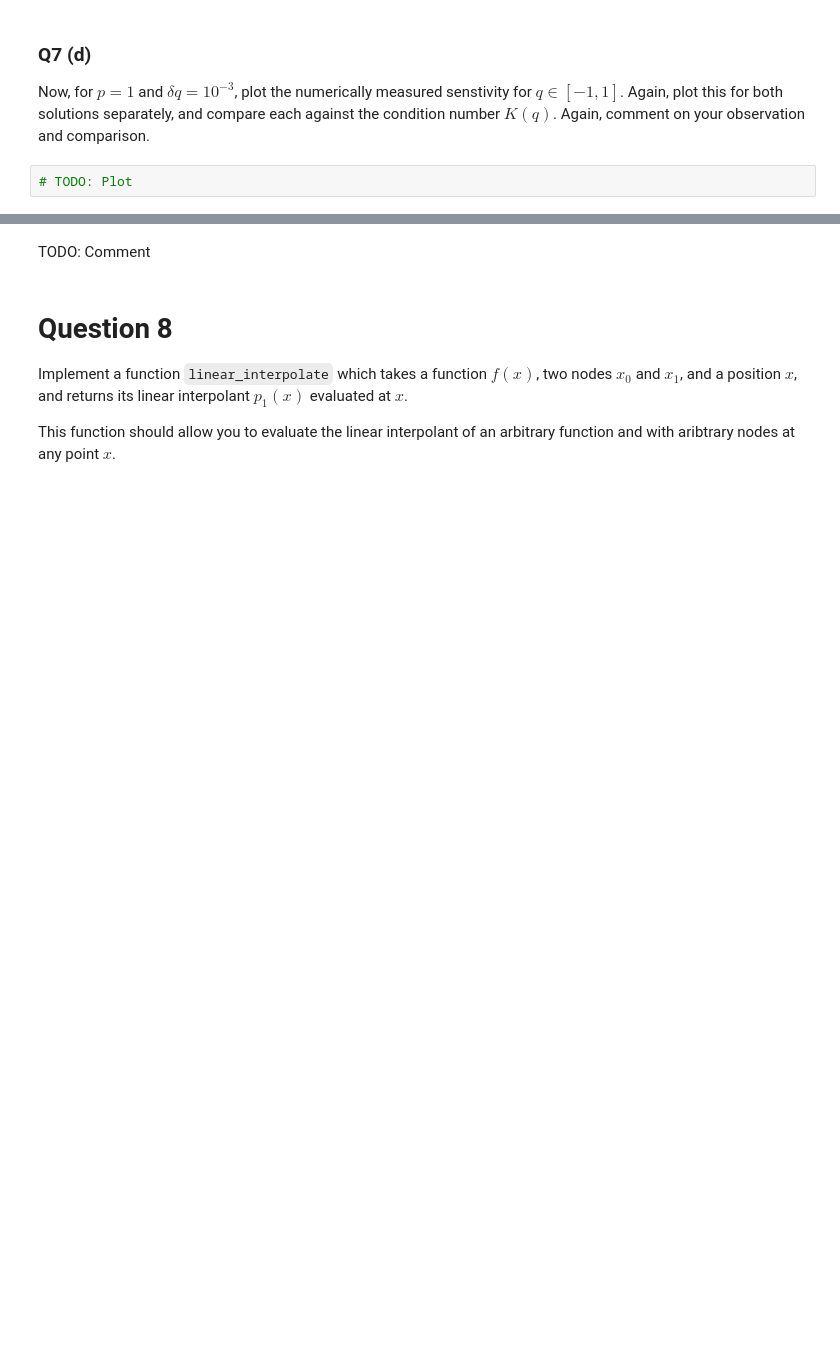
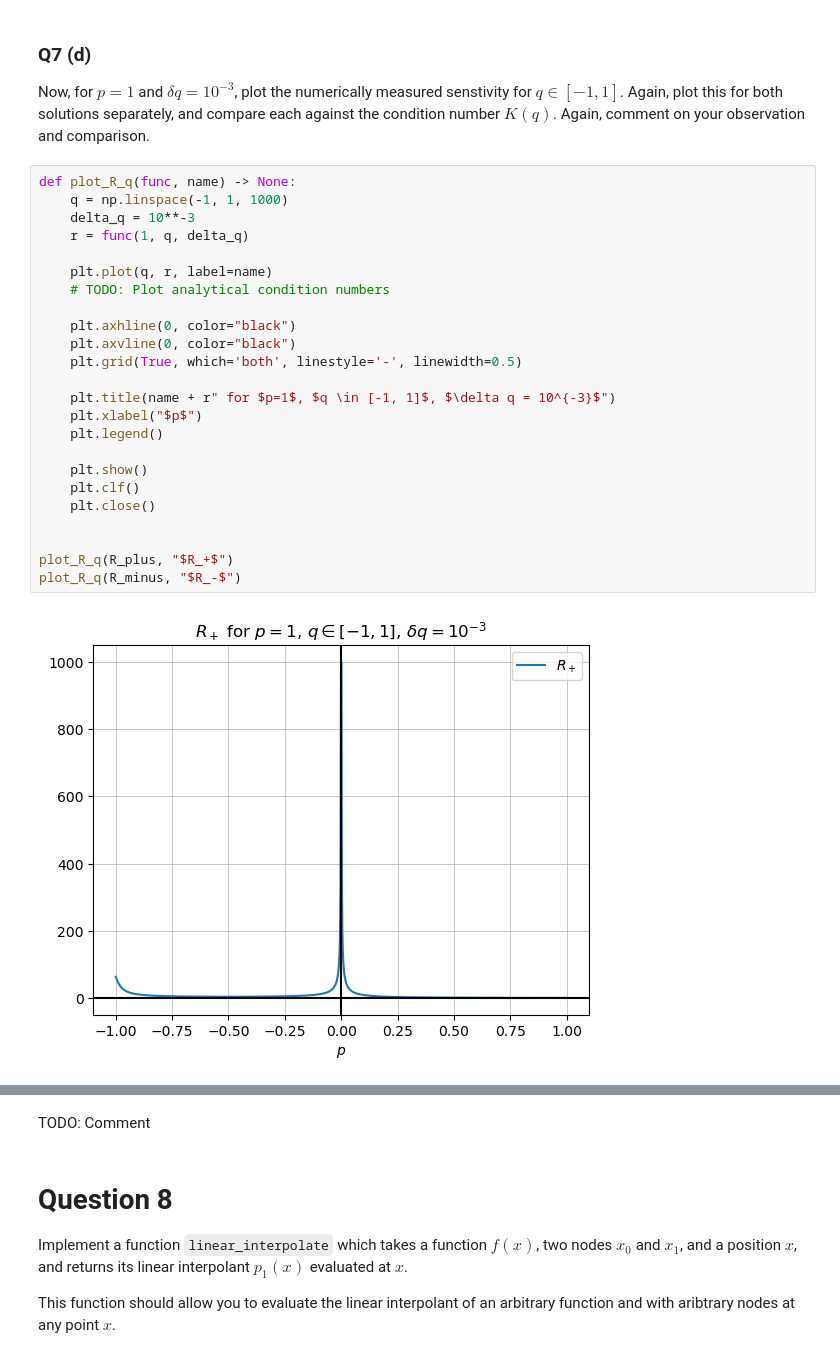
Before and after one commit to DoctorDalek1963/uni, a Jupyter notebook: second-year/MA2K4-Numerical-Methods-and-Computing/Ass-1/Dyson_Dyson_5503449_MA2K4_Assignment_1.ipynb, the cells around one changed output, grey strips where cells are left out. Cells and saved outputs as stored; diff of their text form; blank space fills up the shorter version.

```diff
--- a/second-year/MA2K4-Numerical-Methods-and-Computing/Ass-1/Dyson_Dyson_5503449_MA2K4_Assignment_1.ipynb
+++ b/second-year/MA2K4-Numerical-Methods-and-Computing/Ass-1/Dyson_Dyson_5503449_MA2K4_Assignment_1.ipynb
@@ -76,4 +140,28 @@ Do the same for $q$: Compute the relative change $|\delta x| / |x|$ divided by t
 
 Now, for $p = 1$ and $\delta q = 10^{-3}$, plot the numerically measured senstivity for $q \in [-1, 1]$. Again, plot this for both solutions separately, and compare each against the condition number $K(q)$. Again, comment on your observation and comparison.
 # %%
-# TODO: Plot
+def plot_R_q(func, name) -> None:
+    q = np.linspace(-1, 1, 1000)
+    delta_q = 10**-3
+    r = func(1, q, delta_q)
+
+    plt.plot(q, r, label=name)
+    # TODO: Plot analytical condition numbers
+
+    plt.axhline(0, color="black")
+    plt.axvline(0, color="black")
+    plt.grid(True, which='both', linestyle='-', linewidth=0.5)
+
+    plt.title(name + r" for $p=1$, $q \in [-1, 1]$, $\delta q = 10^{-3}$")
+    plt.xlabel("$p$")
+    plt.legend()
+
+    plt.show()
+    plt.clf()
+    plt.close()
+
+
+plot_R_q(R_plus, "$R_+$")
+plot_R_q(R_minus, "$R_-$")
+# %% [output]
+[figure, added]
```
Also changed, not shown: parts of 8 cells of this notebook.
